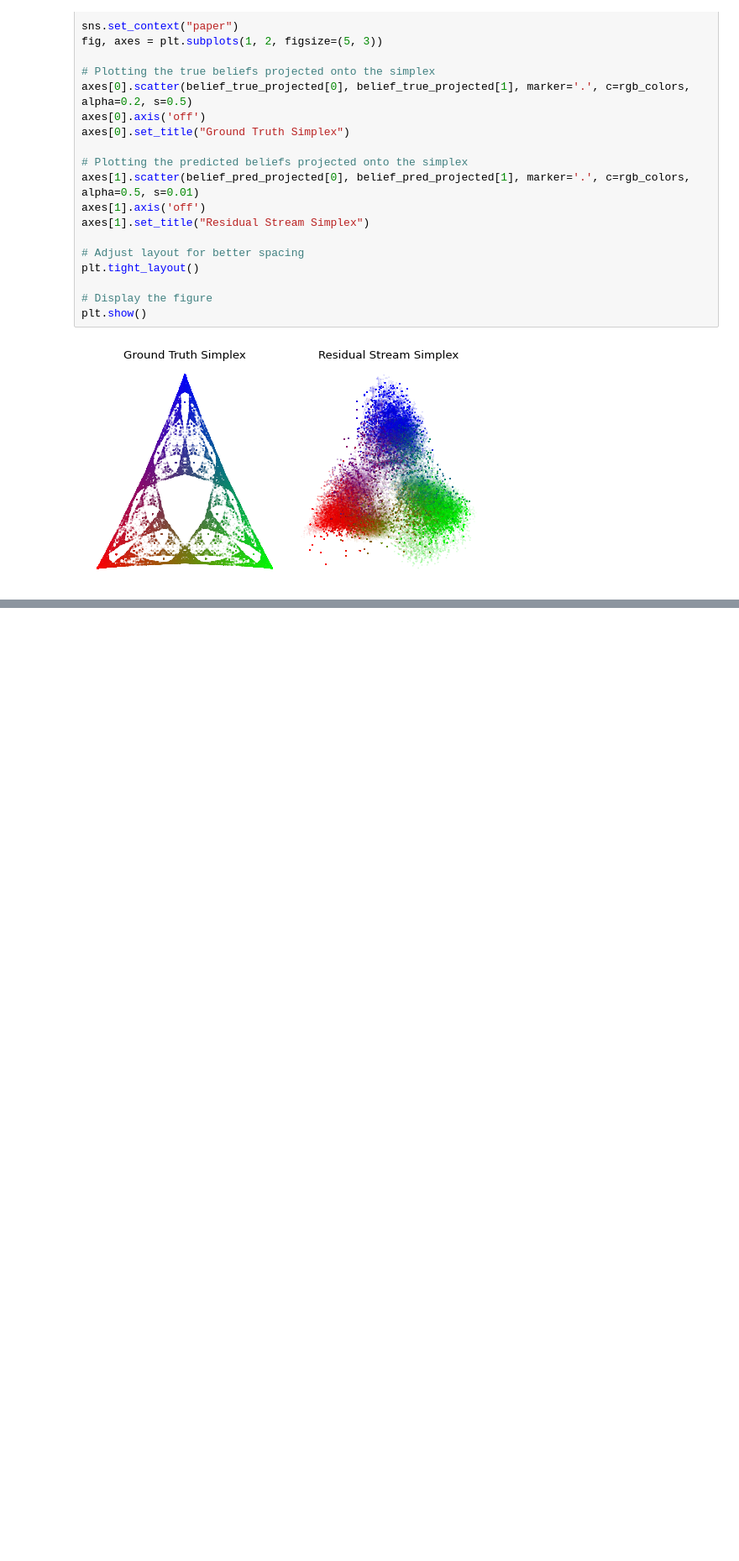
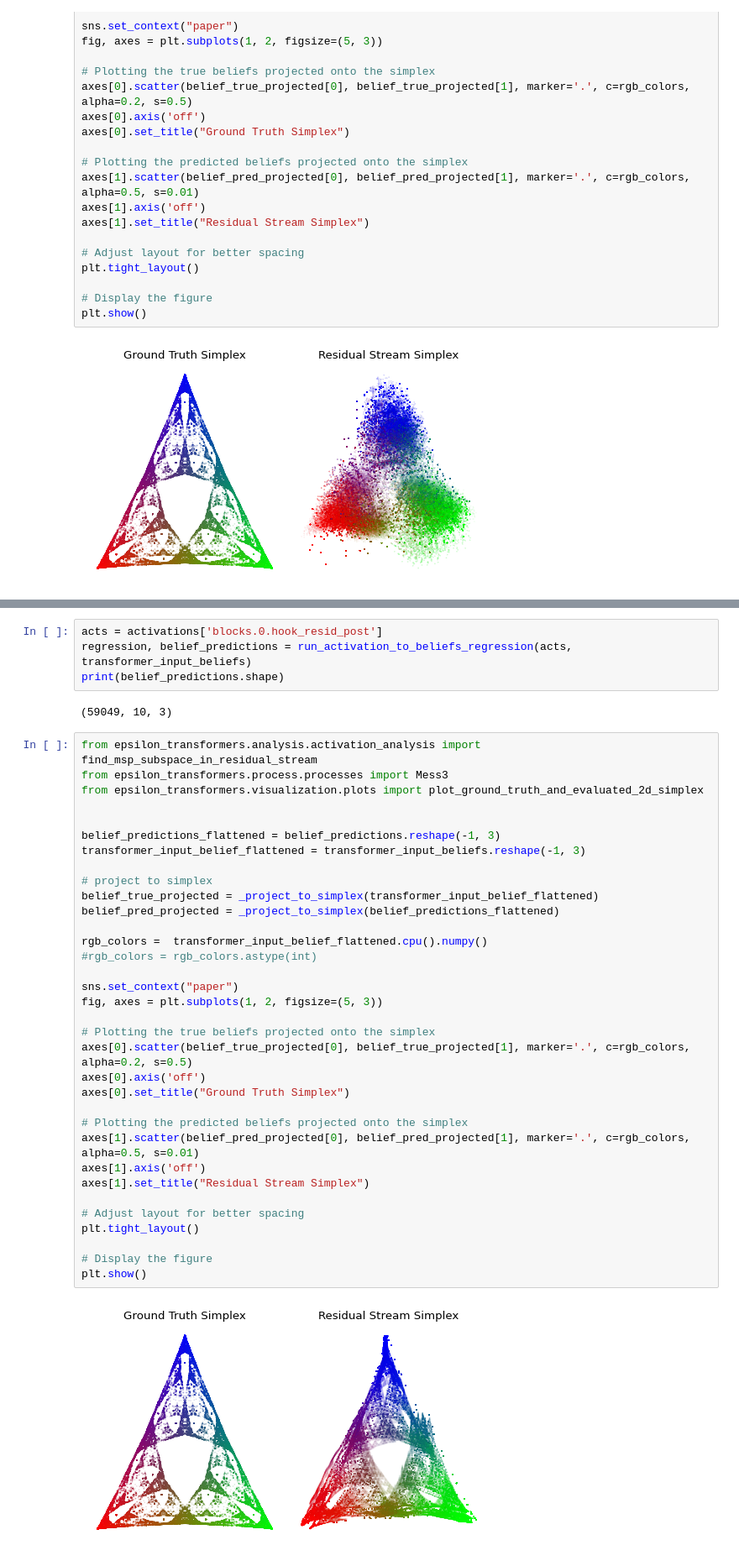
Before and after one commit to ilatims-b/epsilon-transformers, a Jupyter notebook: examples/simplex_analysis_mess3_0.05_0.85.ipynb, the cells around one changed output, grey strips where cells are left out. Shown at 84% size. Saved outputs shown, nothing was run; the diff lists cells and outputs as text; blank space fills up the shorter version.

```diff
--- a/examples/simplex_analysis_mess3_0.05_0.85.ipynb
+++ b/examples/simplex_analysis_mess3_0.05_0.85.ipynb
@@ -1046,0 +1269,42 @@ plt.show()
+# %%
+acts = activations['blocks.0.hook_resid_post']
+regression, belief_predictions = run_activation_to_beliefs_regression(acts, transformer_input_beliefs)
+print(belief_predictions.shape)
+# %% [output]
+(59049, 10, 3)
+# %%
+from epsilon_transformers.analysis.activation_analysis import find_msp_subspace_in_residual_stream
+from epsilon_transformers.process.processes import Mess3
+from epsilon_transformers.visualization.plots import plot_ground_truth_and_evaluated_2d_simplex
+
+
+belief_predictions_flattened = belief_predictions.reshape(-1, 3)
+transformer_input_belief_flattened = transformer_input_beliefs.reshape(-1, 3)
+
+# project to simplex
+belief_true_projected = _project_to_simplex(transformer_input_belief_flattened)
+belief_pred_projected = _project_to_simplex(belief_predictions_flattened)
+
+rgb_colors =  transformer_input_belief_flattened.cpu().numpy()
+#rgb_colors = rgb_colors.astype(int)
+
+sns.set_context("paper")
+fig, axes = plt.subplots(1, 2, figsize=(5, 3))
+
+# Plotting the true beliefs projected onto the simplex
+axes[0].scatter(belief_true_projected[0], belief_true_projected[1], marker='.', c=rgb_colors, alpha=0.2, s=0.5)
+axes[0].axis('off')
+axes[0].set_title("Ground Truth Simplex")
+
+# Plotting the predicted beliefs projected onto the simplex
+axes[1].scatter(belief_pred_projected[0], belief_pred_projected[1], marker='.', c=rgb_colors, alpha=0.5, s=0.01)
+axes[1].axis('off')
+axes[1].set_title("Residual Stream Simplex")
+
+# Adjust layout for better spacing
+plt.tight_layout()
+
+# Display the figure
+plt.show()
+# %% [output]
+[figure, added]
```
Also changed, not shown: parts of 7 cells of this notebook, 6 other files.
